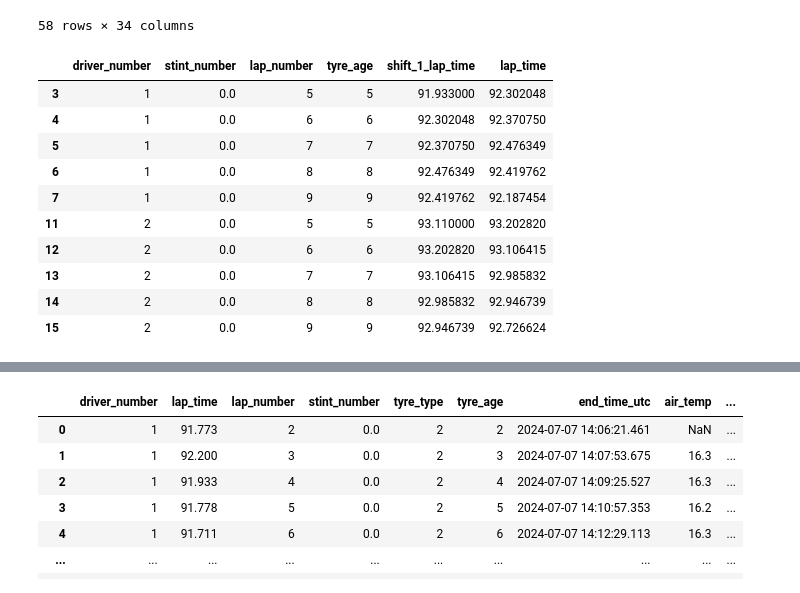
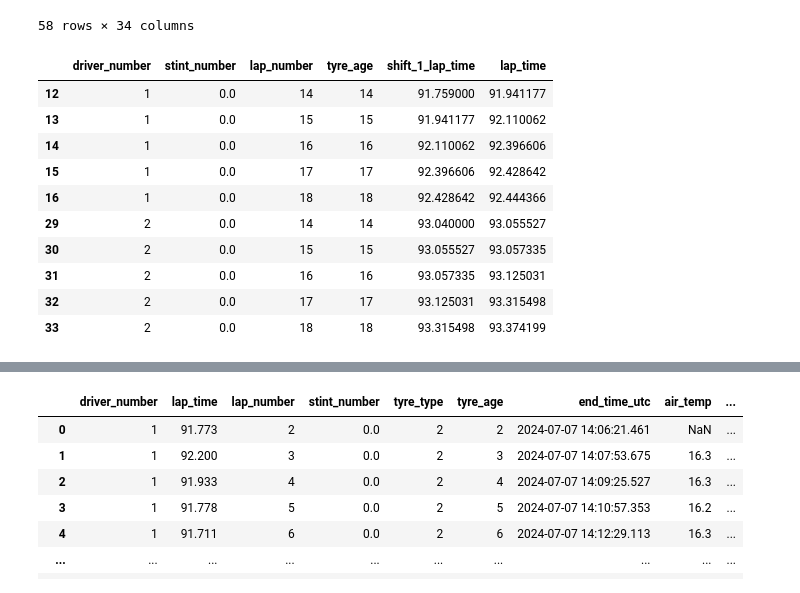
Before and after one commit to maximakhmin/f1pace, a Jupyter notebook: analyze/predict.ipynb, the cells around one changed output, grey strips where cells are left out. Cells and saved outputs as stored; diff of their text form; code cells hidden in the pictures.

```diff
--- a/analyze/predict.ipynb
+++ b/analyze/predict.ipynb
@@ -645,42 +645,42 @@ def predict_future_laps(df, model, feature_columns, n_laps=5):
             pred_shift_1 = predicted_time
 
     # Превращаем список предсказаний в DataFrame
     df_future = pd.DataFrame(future_laps_list)
 
     # Помечаем исторические данные флагом
     df['is_predicted_future'] = False
 
     # Объединяем историю и прогноз в один красивый датафрейм
     final_df = pd.concat([df, df_future], ignore_index=True)
     final_df = final_df.sort_values(by=['driver_number', 'stint_number', 'lap_number']).reset_index(drop=True)
 
     return final_df
 
 # --- Пример использования ---
 # Обозначаем, сколько кругов вперед мы хотим спрогнозировать
 N_LAPS_TO_PREDICT = 5
 
 # Вызываем функцию (df и model берем из предыдущего шага)
 df_with_forecast = predict_future_laps(
-    df=pd.merge(test_df_cutted, track_info, "cross"),
+    df=pd.merge(test_df, track_info, "cross"),
     model=loaded_model,
     feature_columns=feature_columns,
     n_laps=N_LAPS_TO_PREDICT
 )
 
 # Посмотрим на результат для конкретного гонщика и стинта
 sample = df_with_forecast[df_with_forecast['is_predicted_future'] == True]
 sample[['driver_number', 'stint_number', 'lap_number', 'tyre_age', 'shift_1_lap_time', 'lap_time']].head(10)
 # %% [output]
 |  | driver_number | stint_number | lap_number | tyre_age | shift_1_lap_time | lap_time |
-| 3 | 1 | 0.0 | 5 | 5 | 91.933000 | 92.302048 |
-| 4 | 1 | 0.0 | 6 | 6 | 92.302048 | 92.370750 |
-| 5 | 1 | 0.0 | 7 | 7 | 92.370750 | 92.476349 |
-| 6 | 1 | 0.0 | 8 | 8 | 92.476349 | 92.419762 |
-| 7 | 1 | 0.0 | 9 | 9 | 92.419762 | 92.187454 |
-| 11 | 2 | 0.0 | 5 | 5 | 93.110000 | 93.202820 |
-| 12 | 2 | 0.0 | 6 | 6 | 93.202820 | 93.106415 |
-| 13 | 2 | 0.0 | 7 | 7 | 93.106415 | 92.985832 |
-| 14 | 2 | 0.0 | 8 | 8 | 92.985832 | 92.946739 |
-| 15 | 2 | 0.0 | 9 | 9 | 92.946739 | 92.726624 |
+| 12 | 1 | 0.0 | 14 | 14 | 91.759000 | 91.941177 |
+| 13 | 1 | 0.0 | 15 | 15 | 91.941177 | 92.110062 |
+| 14 | 1 | 0.0 | 16 | 16 | 92.110062 | 92.396606 |
+| 15 | 1 | 0.0 | 17 | 17 | 92.396606 | 92.428642 |
+| 16 | 1 | 0.0 | 18 | 18 | 92.428642 | 92.444366 |
+| 29 | 2 | 0.0 | 14 | 14 | 93.040000 | 93.055527 |
+| 30 | 2 | 0.0 | 15 | 15 | 93.055527 | 93.057335 |
+| 31 | 2 | 0.0 | 16 | 16 | 93.057335 | 93.125031 |
+| 32 | 2 | 0.0 | 17 | 17 | 93.125031 | 93.315498 |
+| 33 | 2 | 0.0 | 18 | 18 | 93.315498 | 93.374199 |
 # %%
```
Also changed, not shown: parts of 2 cells of this notebook, 4 other files.
